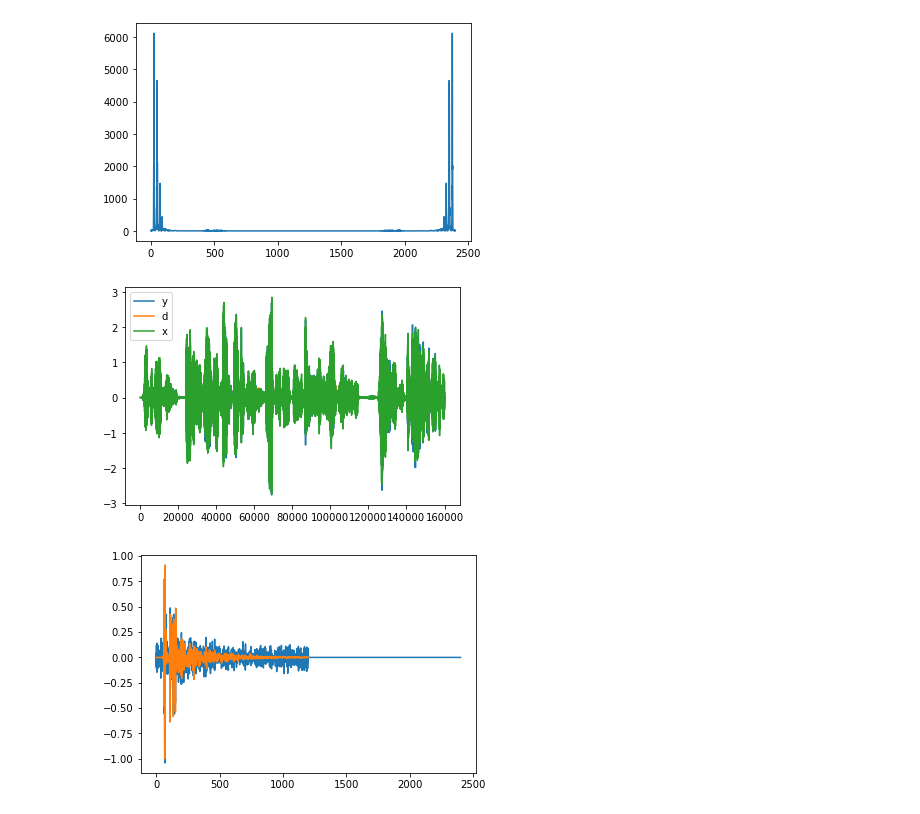
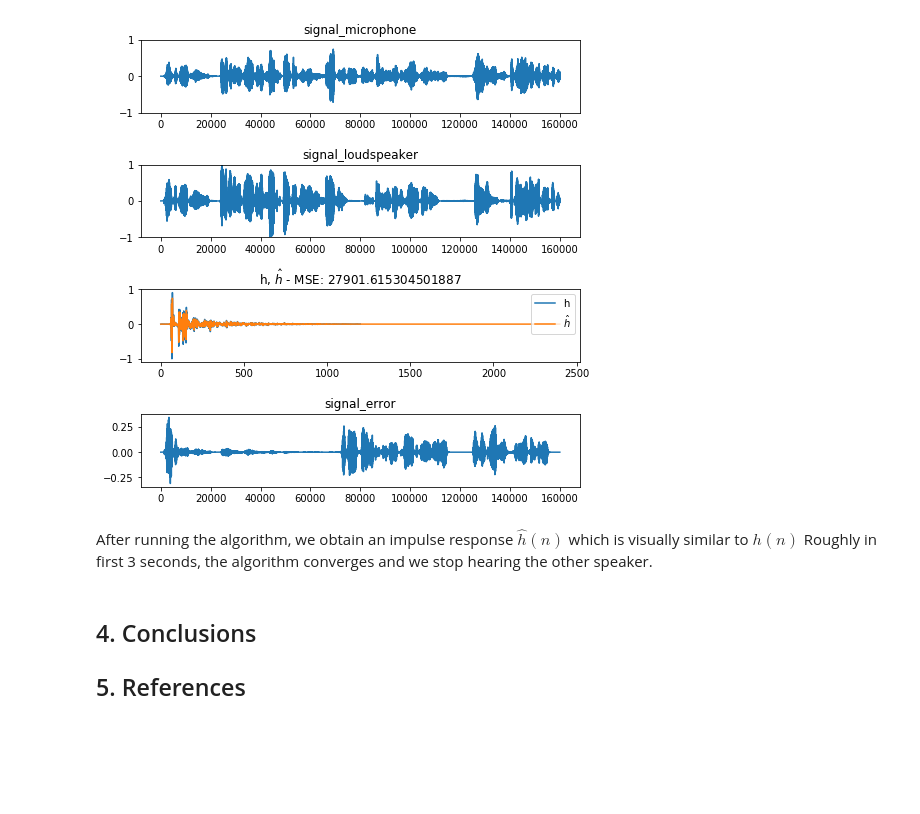
Before and after one commit to JanWilczek/fdaf-double-talk-detector, a Jupyter notebook: Code/fdaf.ipynb, the cells around one changed output. Saved outputs shown, nothing was run; the diff lists cells and outputs as text; code cells hidden in the pictures; blank space fills up the shorter version.

```diff
--- a/Code/fdaf.ipynb
+++ b/Code/fdaf.ipynb
@@ -50,11 +178,4 @@ ipd.Audio(y.T,rate=rate)
 # %%
-fi = np.asarray([[4,20]])*2*rate
-fi = None
+fi = np.asarray([[4,10]])*2*rate
 e,y,H,p = FDAF_OS(signal_loudspeaker,signal_microphone, freeze_index=fi)
-
-plt.plot(e.ravel())
-plt.figure()
-plt.plot(p.T)
-plt.plot(y)
-ipd.Audio(y.ravel(),rate=rate)
 # %% [output]
@@ -82,21 +200,13 @@ Block:  127
 ipd.Audio(e.ravel(),rate=rate)
 # %% [output]
 [interactive output not drawn]
-# %%
-plt.plot(abs(p).ravel())
-plt.figure()
-plt.plot(y.ravel())
-plt.plot(signal_loudspeaker.ravel())
-plt.plot(signal_microphone.ravel())
-plt.legend(['y','d','x'],loc='upper left')
-
-
-plt.figure()
-h = fft.ifft(H).real.ravel()
-plt.plot(h)
-plt.plot(impulse_response)
-plt.show()
-# %% [output]
-[figure, removed]
-[figure, removed]
-[figure, removed]
+# %%
+plot_signals(signal_microphone, signal_loudspeaker, impulse_response, e, np.pi*fft.ifft(H.ravel()).real, 1200)
+# %% [output]
+[figure, added]
+# %% [markdown]
+After running the algorithm, we obtain an impulse response $\hat{h}(n)$ which is visually similar to $h(n)$ Roughly in first 3 seconds, the algorithm converges and we stop hearing the other speaker.
+# %% [markdown]
+## 4. Conclusions
+
+## 5. References
```
Also changed, not shown: parts of 17 cells of this notebook, 4 other files.
